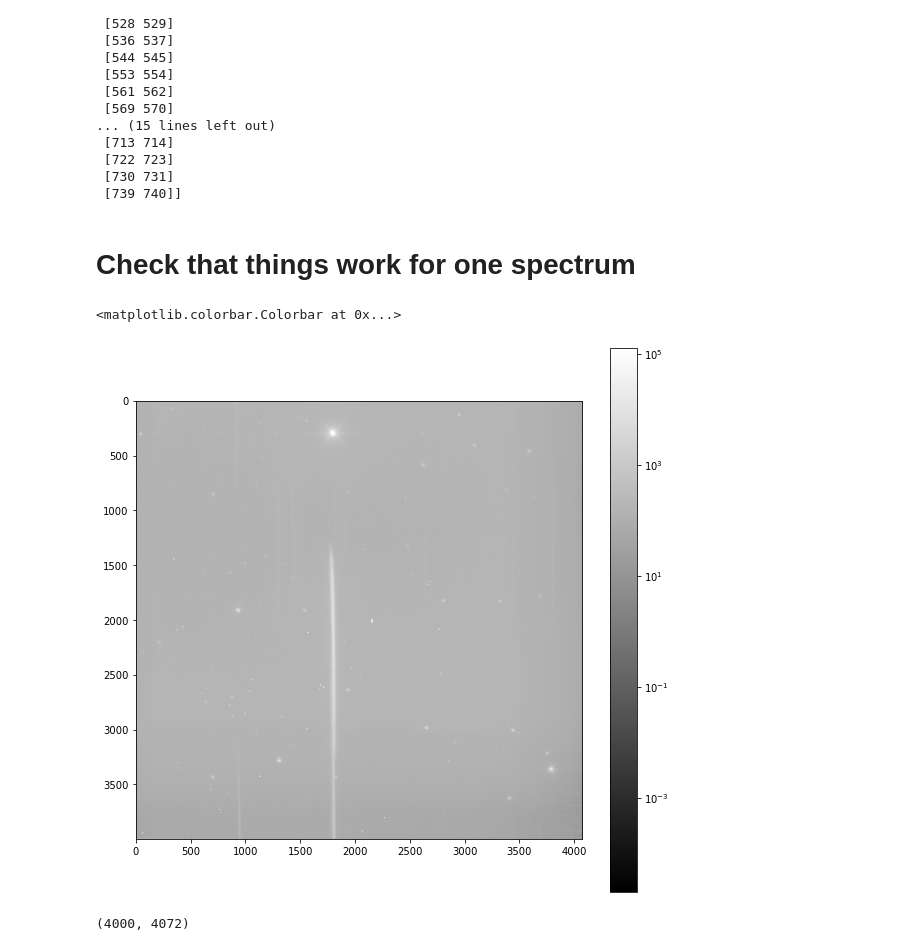
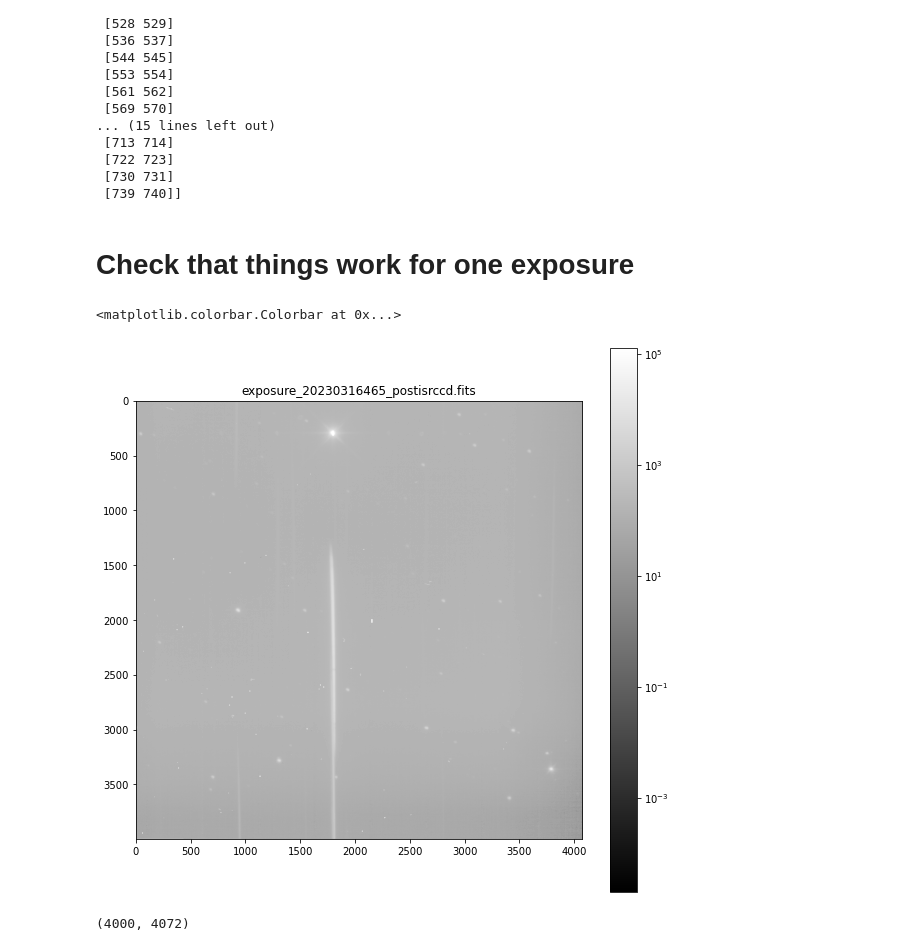
Before and after one commit to mrmonroy/AuxTel_night_stability, a Jupyter notebook: exposure_ratio.ipynb, the cells around one changed output. Cells and saved outputs as stored; diff of their text form; code cells hidden in the pictures.

```diff
--- a/exposure_ratio.ipynb
+++ b/exposure_ratio.ipynb
@@ -83,7 +88,7 @@ print(pairs)
  [730 731]
  [739 740]]
 # %% [markdown]
-# Check that things work for one spectrum
+# Check that things work for one exposure
 # %%
 ind0 = pairs[0][0]
 # %%
@@ -93,12 +98,13 @@ f0 = fits.open(image_name.format(ind0))
 # %%
 data0 = f0[1].data
 fig = plt.figure(figsize=(10,10))
 ax = fig.add_subplot(111)
 im = ax.imshow(data0,cmap="gray",norm=LogNorm())
+ax.set_title(image_label.format(ind0))
 fig.colorbar(im,ax=ax)
 # %% [output]
 <matplotlib.colorbar.Colorbar at 0x...>
-[figure, old version]
+[figure, new version]
 # %%
 print(data0.shape)
 # %% [output]
```
Also changed, not shown: parts of 17 cells of this notebook.
